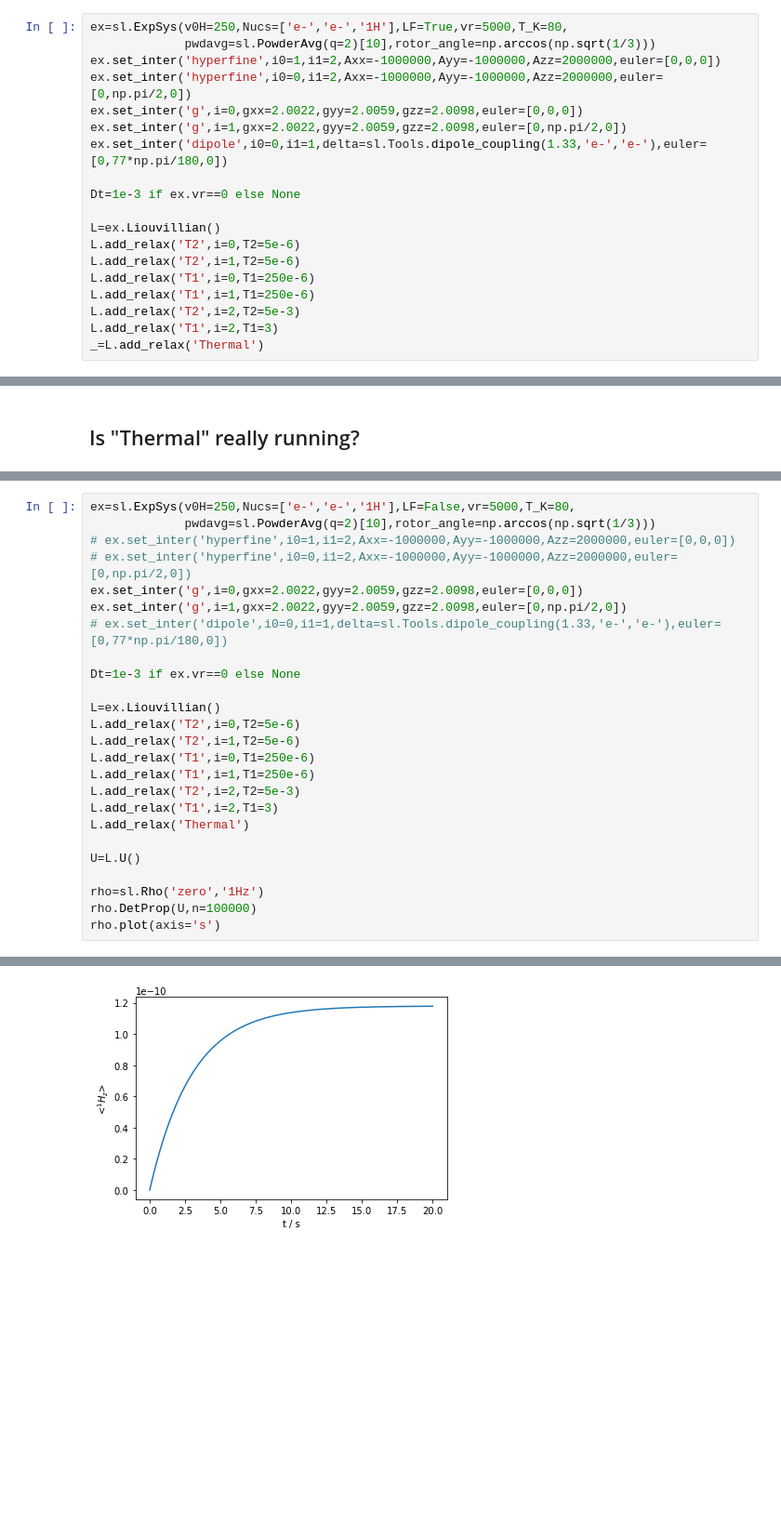
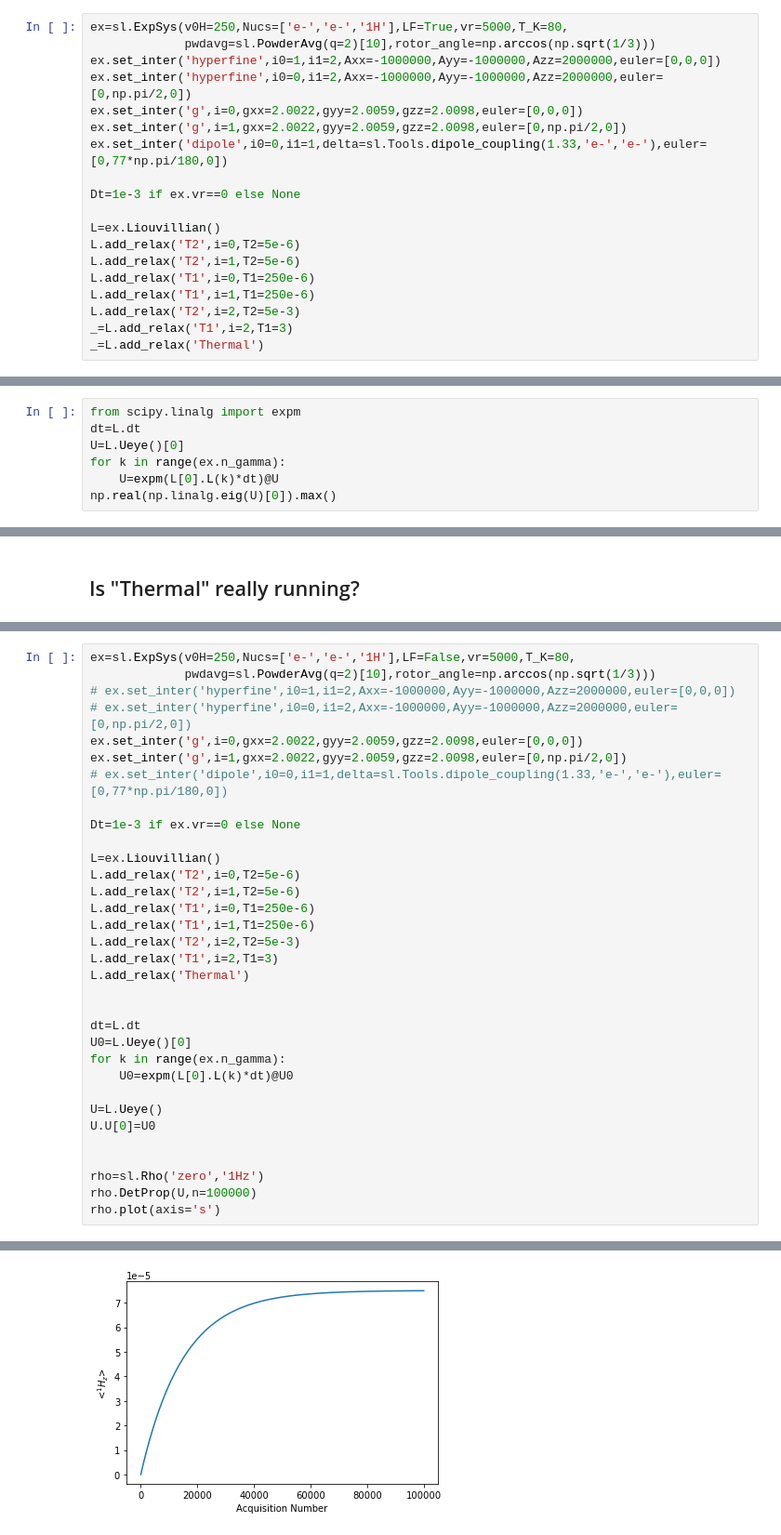
Before and after one commit to alsinmr/SLEEPY_tutorial, a Jupyter notebook: DNP/ThermalizationTests.ipynb, the cells around one changed output, grey strips where cells are left out. Shown: that part at 93% size. Saved outputs shown, nothing was run; the diff lists cells and outputs as text; blank space fills up the shorter version.

```diff
--- a/DNP/ThermalizationTests.ipynb
+++ b/DNP/ThermalizationTests.ipynb
@@ -279,7 +320,7 @@ L.add_relax('T2',i=1,T2=5e-6)
 L.add_relax('T1',i=0,T1=250e-6)
 L.add_relax('T1',i=1,T1=250e-6)
 L.add_relax('T2',i=2,T2=5e-3)
-L.add_relax('T1',i=2,T1=3)
+_=L.add_relax('T1',i=2,T1=3)
 _=L.add_relax('Thermal')
 # %%
 np.real(np.linalg.eig(L.U(Dt)[0])[0]).max()
@@ -289,0 +331,7 @@ Using the "Thermal" option puts eigenvalues back to 1 or less
+# %%
+from scipy.linalg import expm
+dt=L.dt
+U=L.Ueye()[0]
+for k in range(ex.n_gamma):
+    U=expm(L[0].L(k)*dt)@U
+np.real(np.linalg.eig(U)[0]).max()
@@ -309,7 +363,15 @@ L.add_relax('T2',i=2,T2=5e-3)
 L.add_relax('T1',i=2,T1=3)
 L.add_relax('Thermal')
 
-U=L.U()
+
+dt=L.dt
+U0=L.Ueye()[0]
+for k in range(ex.n_gamma):
+    U0=expm(L[0].L(k)*dt)@U0
+
+U=L.Ueye()
+U.U[0]=U0
+
 
 rho=sl.Rho('zero','1Hz')
 rho.DetProp(U,n=100000)
@@ -319,2 +381,2 @@ rho.plot(axis='s')
-[figure, old version]
+[figure, new version]
 # %% [markdown]
```
Also changed, not shown: parts of 36 cells of this notebook.
